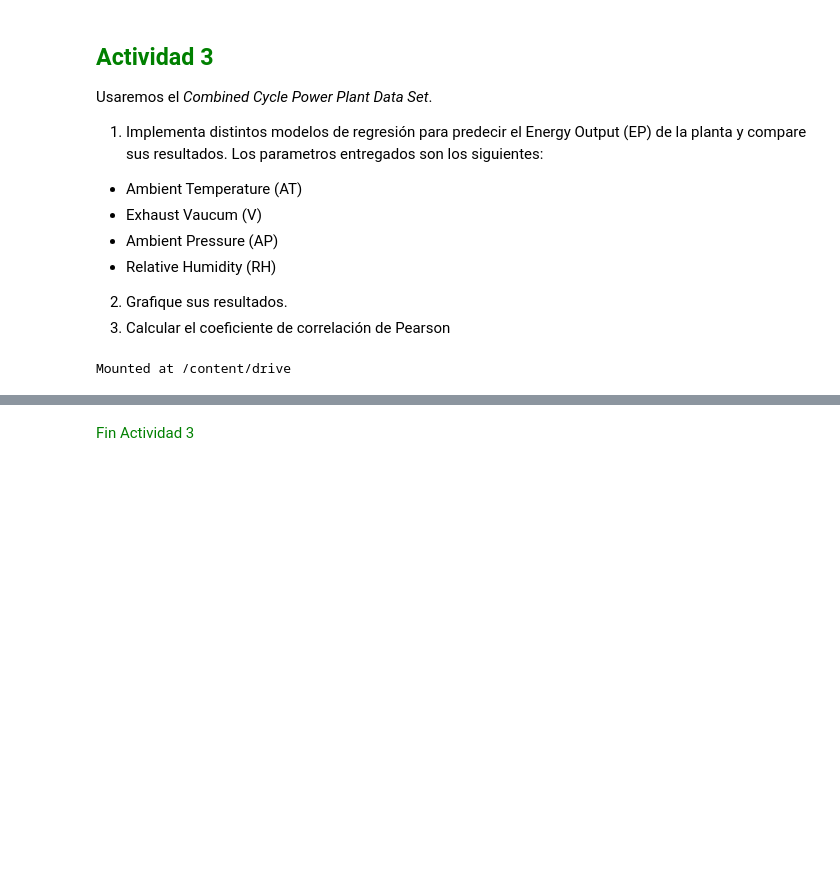
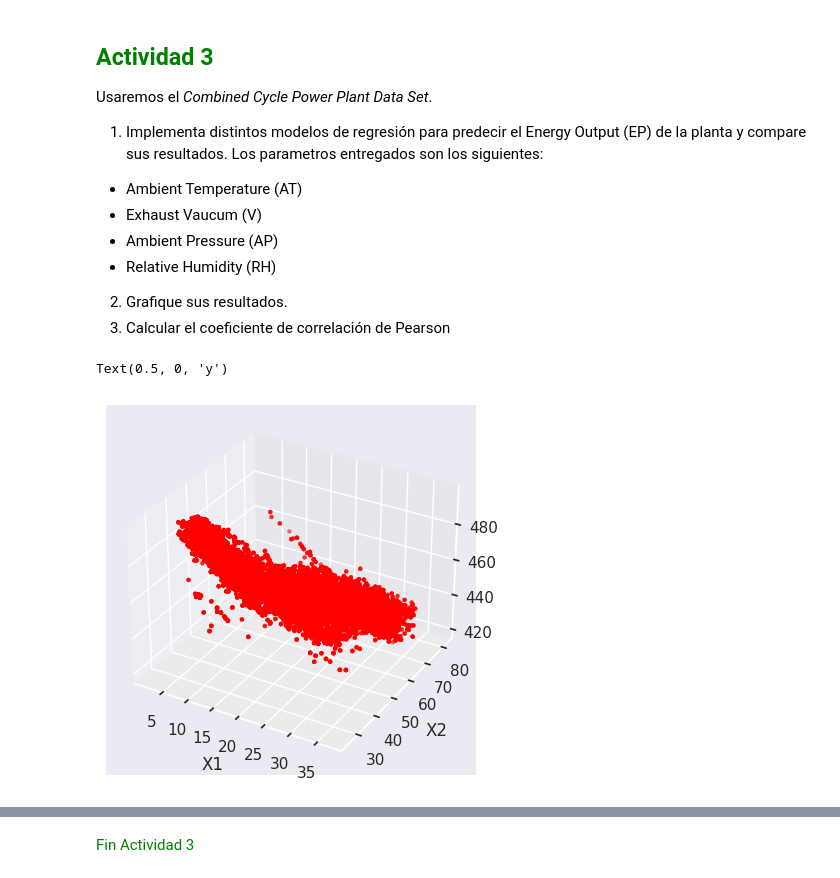
Before and after one commit to BenjaminAleRamosT/MachineLearning, a Jupyter notebook: RegresionLineal/SL04-Regresion_lineal(1).ipynb, the cells around one changed output, grey strips where cells are left out. Saved outputs shown, nothing was run; the diff lists cells and outputs as text; code cells hidden in the pictures; blank space fills up the shorter version.

```diff
--- a/RegresionLineal/SL04-Regresion_lineal(1).ipynb
+++ b/RegresionLineal/SL04-Regresion_lineal(1).ipynb
@@ -419,5 +394,29 @@ model.fit(x[:, np.newaxis], y)
-# %%
-from google.colab import drive
-drive.mount('/content/drive')
-# %% [output]
-Mounted at /content/drive
+# %%
+#Solución
+
+from sklearn.pipeline import make_pipeline
+from sklearn.preprocessing import PolynomialFeatures
+from sklearn.model_selection import train_test_split
+from sklearn.linear_model import LinearRegression, Ridge, Lasso
+import pandas as pd
+import numpy as np
+
+url = "https://raw.githubusercontent.com/BenjaminAleRamosT/MachineLearning/main/RegresionLineal/powerplant(2).csv"
+
+df1 = pd.read_csv(url)
+x = np.asarray(df1.loc[:, df1. columns != 'EP'])
+y = np.asarray(df1['EP'])
+# %%
+X_train, X_test, y_train, y_test = train_test_split(x, y, test_size=0.33, random_state=42)
+# %%
+import matplotlib.pyplot as plt
+
+fig = plt.figure()
+ax = fig.add_subplot(111, projection='3d')
+ax.scatter(X_train[:,0], X_train[:,1], y_train, marker='.', color='red')
+ax.set_xlabel("X1")
+ax.set_ylabel("X2")
+ax.set_zlabel("y")
+# %% [output]
+Text(0.5, 0, 'y')
+[figure, added]
```
Also changed, not shown: parts of 10 cells of this notebook.
